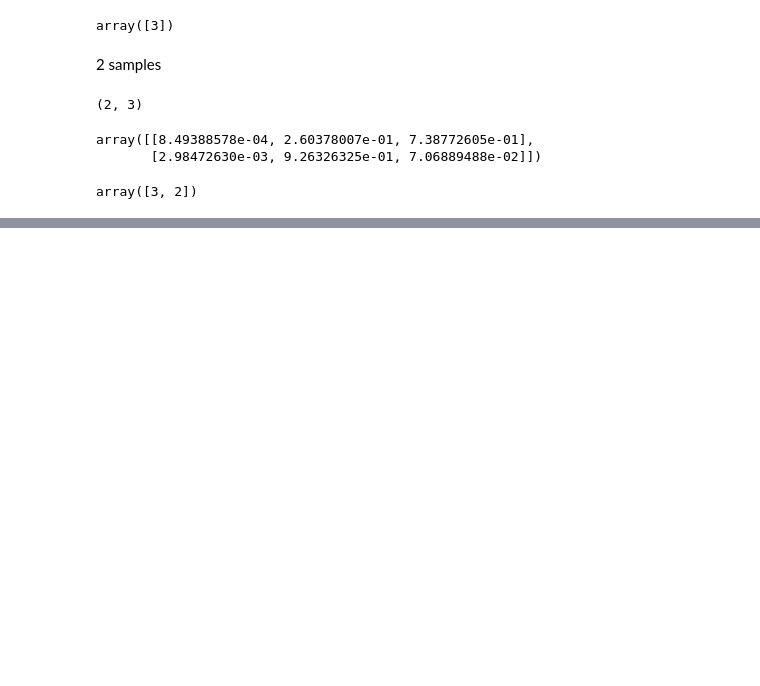
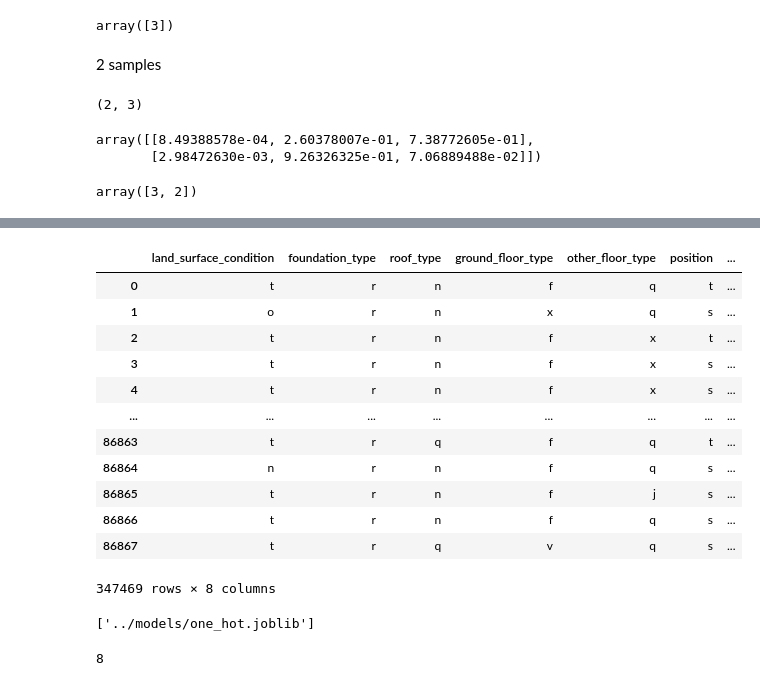
Before and after one commit to jchen42703/earthquake_forecasting, a Jupyter notebook: notebooks/Prediction.ipynb, the cells around one changed output, grey strips where cells are left out. Saved outputs shown, nothing was run; the diff lists cells and outputs as text; code cells hidden in the pictures; blank space fills up the shorter version.

```diff
--- a/notebooks/Prediction.ipynb
+++ b/notebooks/Prediction.ipynb
@@ -146,0 +375,3 @@ array([3, 2])
+# %%
+concat = pd.concat([train_df, test_df]).drop(["building_id"], axis=1)
+concat.head()
@@ -146,0 +400,13 @@ array([3, 2])
+# %%
+def drop_useless_cols(df: pd.DataFrame):
+    """Specific function to drop columns not needed for one hot encoding"""
+    if "building_id" in df.columns:
+        df = df.drop(["building_id"], axis=1)
+
+    if "Unnamed: 0" in df.columns:
+        df = df.drop(["Unnamed: 0"], axis=1)
+    df = df.drop(["geo_level_1_id", "geo_level_2_id", "geo_level_3_id"], axis=1)
+    return df
+
+new_concat = drop_useless_cols(concat)
+new_concat
@@ -146,0 +498,3 @@ array([3, 2])
+# %%
+obj_cols = [col for col in new_concat.columns if new_concat[col].dtype == object]
+obj_cols
@@ -146,0 +550,26 @@ array([3, 2])
+# %%
+new_concat[obj_cols]
+# %% [output]
+|  | land_surface_condition | foundation_type | roof_type | ground_floor_type | other_floor_type | position | ... |
+| 0 | t | r | n | f | q | t | ... |
+| 1 | o | r | n | x | q | s | ... |
+| 2 | t | r | n | f | x | t | ... |
+| 3 | t | r | n | f | x | s | ... |
+| 4 | t | r | n | f | x | s | ... |
+| ... | ... | ... | ... | ... | ... | ... | ... |
+| 86863 | t | r | q | f | q | t | ... |
+| 86864 | n | r | n | f | q | s | ... |
+| 86865 | t | r | n | f | j | s | ... |
+| 86866 | t | r | n | f | q | s | ... |
+| 86867 | t | r | q | v | q | s | ... |
+347469 rows × 8 columns
+# %%
+enc = OneHotEncoder(handle_unknown='error', sparse=False)
+enc.fit(new_concat[obj_cols])
+joblib.dump(enc, '../models/one_hot.joblib')
+# %% [output]
+['../models/one_hot.joblib']
+# %%
+len(enc.categories_)
+# %% [output]
+8
```
Also changed, not shown: parts of 48 cells of this notebook, 1 other file.
